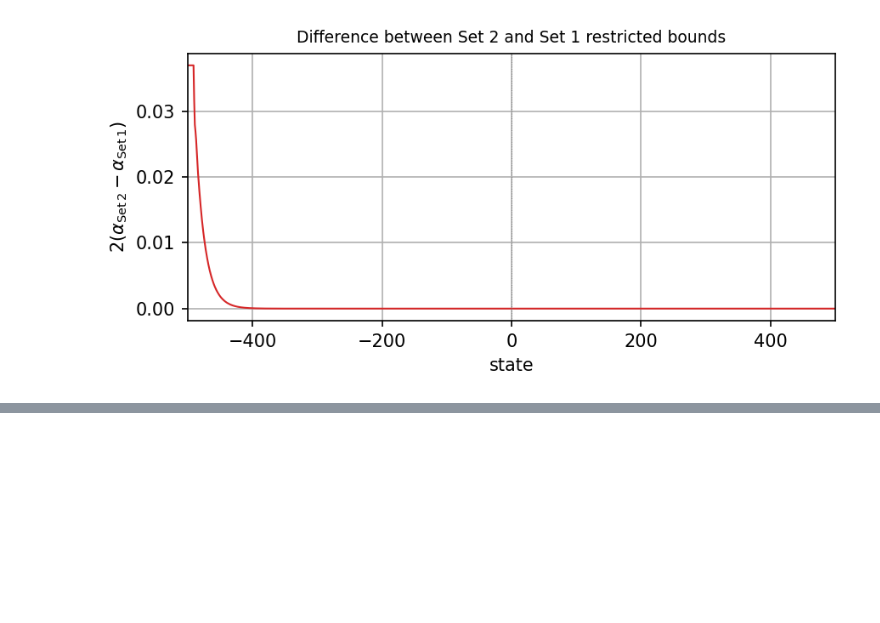
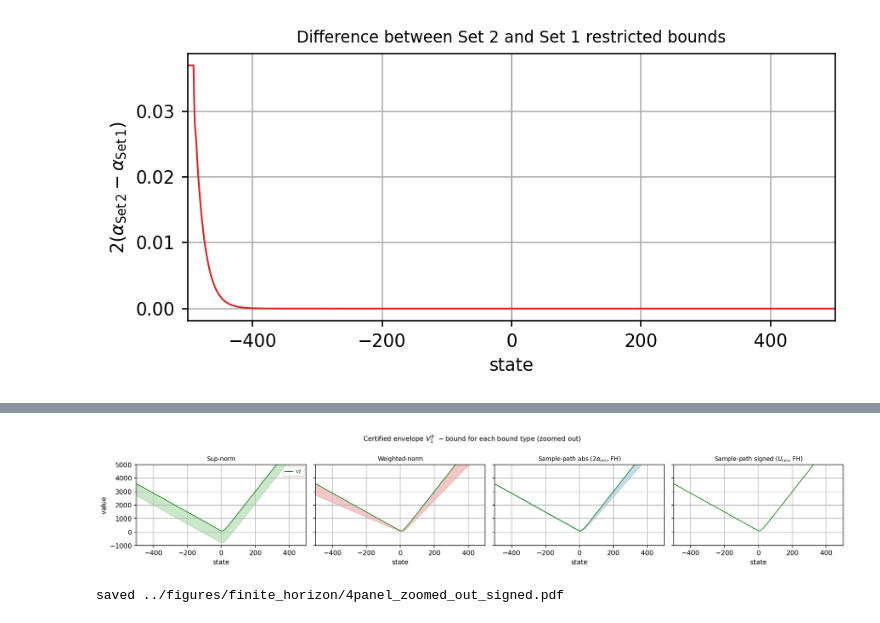
Before and after one commit to BerkBzkrt/Weighted_Approximation, a Jupyter notebook: notebooks/Finite_Horizon_Bounds.ipynb, the cells around one changed output, grey strips where cells are left out. Drawn from its saved outputs; the diff is of its cells as text; code cells hidden in the pictures; blank space fills up the shorter version.

```diff
--- a/notebooks/Finite_Horizon_Bounds.ipynb
+++ b/notebooks/Finite_Horizon_Bounds.ipynb
@@ -1118,0 +1456,45 @@ plt.show()
+# %%
+# =====================================================================
+# Figure-1 equivalent (zoomed out), now INCLUDING the signed sample-path bound.
+#   Each panel shows V^{pihat*}_1 (green) and the certified envelope
+#   V^{pihat*}_1 - bound, i.e. the guaranteed region for V*. A thinner band
+#   means a tighter certificate. The two sample-path panels use the
+#   "restricted" variant (no true pi* required).
+# =====================================================================
+V_pi_hat_fh = V_pi_hat_fh_all[1]
+
+plt.rcParams['pdf.fonttype'] = 42
+fig, axes = plt.subplots(1, 4, figsize=(16, 3), dpi=150, sharey=True)
+
+titles = ['Sup-norm', 'Weighted-norm',
+          r'Sample-path abs ($2\alpha_{\mathrm{res}}$, FH)',
+          r'Sample-path signed ($U_{\mathrm{res}}$, FH)']
+bounds_list = [sup_bound_curve, weighted_bound_curve,
+               2 * alpha_res_fh, U_signed_res]
+colors = ['#2ca02c', '#d62728', '#1f77b4', '#9467bd']
+
+for ax, title, bound, clr in zip(axes, titles, bounds_list, colors):
+    ax.plot(states, V_pi_hat_fh, linewidth=1, color='green',
+            label=r'$V^{\hat\pi^\star}_1$')
+    ax.fill_between(states, V_pi_hat_fh, V_pi_hat_fh - bound,
+                    alpha=0.25, color=clr)
+    ax.set_title(title, fontsize=9)
+    ax.set_xlabel('state')
+    ax.grid(True)
+    ax.set_xlim(-s_max, s_max)
+    ax.set_ylim(-1000, 5000)
+
+axes[0].set_ylabel('value')
+axes[0].legend(loc='best', fontsize=6)
+fig.suptitle('Certified envelope $V^{\\hat\\pi^\\star}_1 - \\mathrm{bound}$ '
+             'for each bound type (zoomed out)', fontsize=10)
+plt.tight_layout()
+
+os.makedirs('../figures/finite_horizon', exist_ok=True)
+plt.savefig('../figures/finite_horizon/4panel_zoomed_out_signed.pdf',
+            format='pdf', bbox_inches='tight')
+plt.show()
+print('saved ../figures/finite_horizon/4panel_zoomed_out_signed.pdf')
+# %% [output]
+[figure, added]
+saved ../figures/finite_horizon/4panel_zoomed_out_signed.pdf
```
Also changed, not shown: parts of 9 cells of this notebook, 18 other files.
